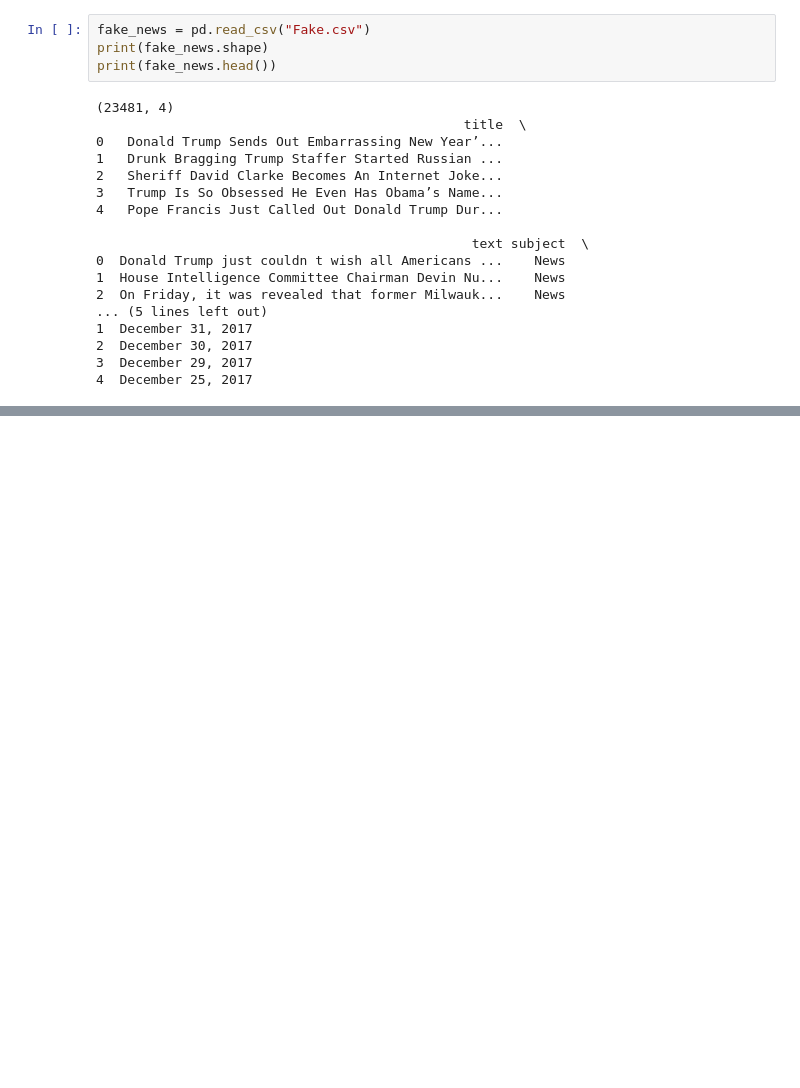
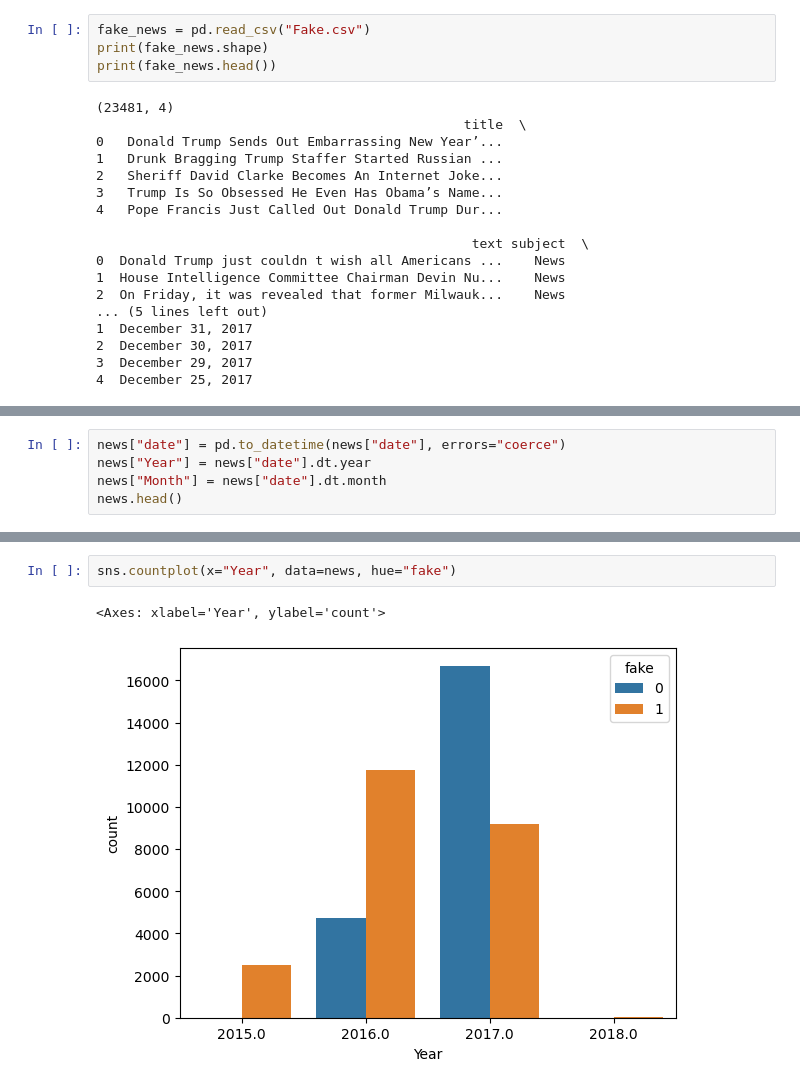
Before and after one commit to golubnichiy/big_data_11_23, a Jupyter notebook: days_10.ipynb, the cells around one changed output, grey strips where cells are left out. Saved outputs shown, nothing was run; the diff lists cells and outputs as text; blank space fills up the shorter version.

```diff
--- a/days_10.ipynb
+++ b/days_10.ipynb
@@ -41,0 +186,5 @@ print(fake_news.head())
+# %%
+news["date"] = pd.to_datetime(news["date"], errors="coerce")
+news["Year"] = news["date"].dt.year
+news["Month"] = news["date"].dt.month
+news.head()
@@ -41,0 +198,5 @@ print(fake_news.head())
+# %%
+sns.countplot(x="Year", data=news, hue="fake")
+# %% [output]
+<Axes: xlabel='Year', ylabel='count'>
+[figure, added]
```
Also changed, not shown: parts of 36 cells of this notebook, 1 other file.
